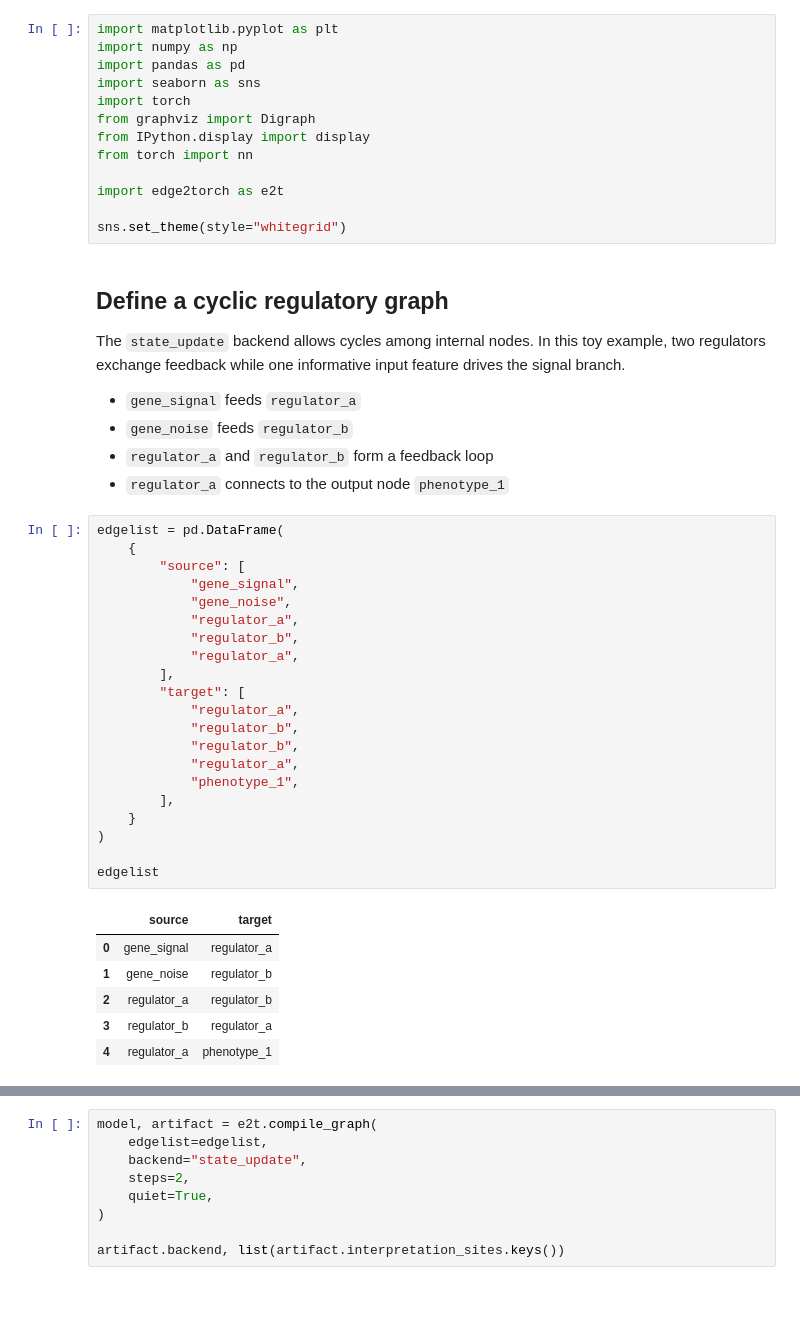
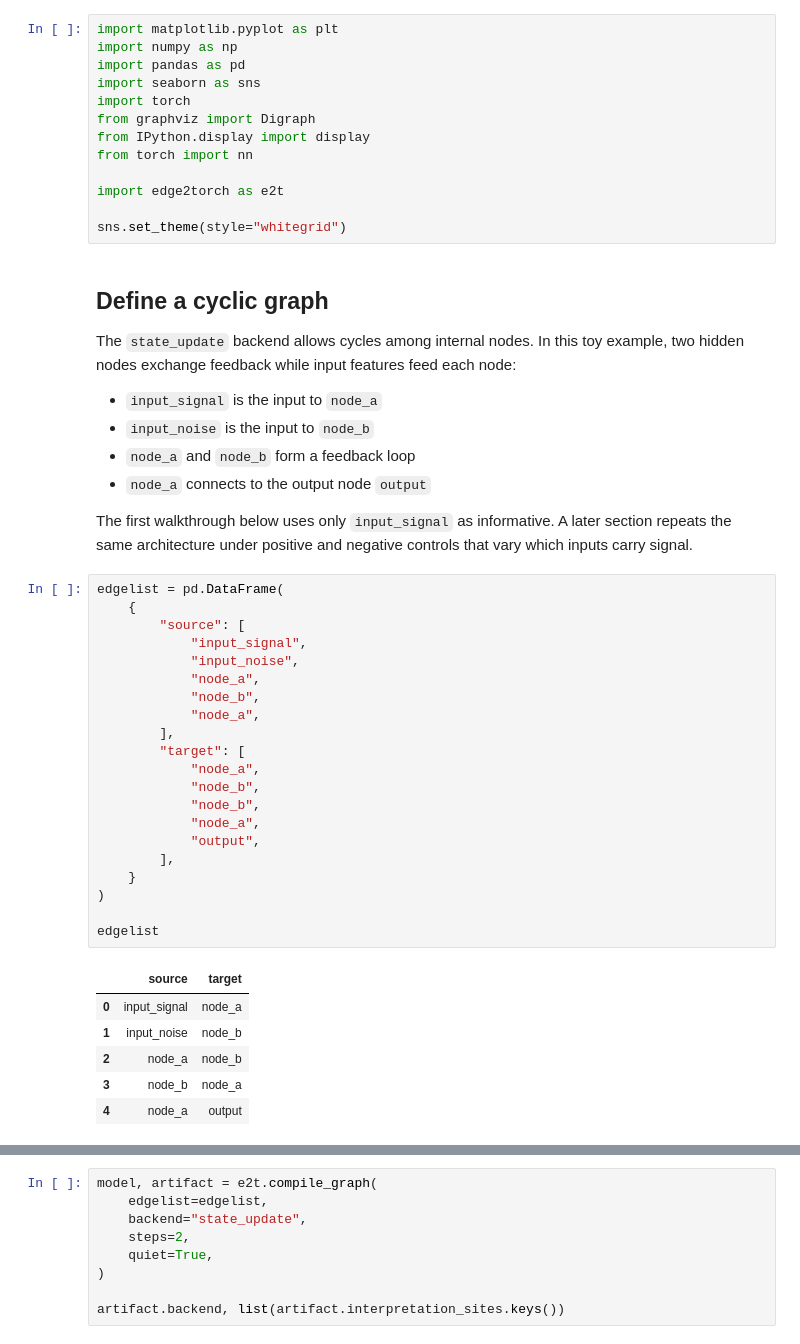
Before and after one commit to Thomas-Rauter/edge2torch, a Jupyter notebook: docs/state-update-example.ipynb, the cells around one changed output, grey strips where cells are left out. Saved outputs shown, nothing was run; the diff lists cells and outputs as text; blank space fills up the shorter version.

```diff
--- a/docs/state-update-example.ipynb
+++ b/docs/state-update-example.ipynb
@@ -24,44 +24,48 @@ import edge2torch as e2t
 
 sns.set_theme(style="whitegrid")
 # %% [markdown]
-## Define a cyclic regulatory graph
+## Define a cyclic graph
 
-The `state_update` backend allows cycles among internal nodes. In this toy
-example, two regulators exchange feedback while one informative input feature
-drives the signal branch.
+The `state_update` backend allows cycles among internal nodes. In this
+toy example, two hidden nodes exchange feedback while input features
+feed each node:
 
-- `gene_signal` feeds `regulator_a`
-- `gene_noise` feeds `regulator_b`
-- `regulator_a` and `regulator_b` form a feedback loop
-- `regulator_a` connects to the output node `phenotype_1`
+- `input_signal` is the input to `node_a`
+- `input_noise` is the input to `node_b`
+- `node_a` and `node_b` form a feedback loop
+- `node_a` connects to the output node `output`
+
+The first walkthrough below uses only `input_signal` as informative. A
+later section repeats the same architecture under positive and negative
+controls that vary which inputs carry signal.
 # %%
 edgelist = pd.DataFrame(
     {
         "source": [
-            "gene_signal",
-            "gene_noise",
-            "regulator_a",
-            "regulator_b",
-            "regulator_a",
+            "input_signal",
+            "input_noise",
+            "node_a",
+            "node_b",
+            "node_a",
         ],
         "target": [
-            "regulator_a",
-            "regulator_b",
-            "regulator_b",
-            "regulator_a",
-            "phenotype_1",
+            "node_a",
+            "node_b",
+            "node_b",
+            "node_a",
+            "output",
         ],
     }
 )
 
 edgelist
 # %% [output]
 |  | source | target |
-| 0 | gene_signal | regulator_a |
-| 1 | gene_noise | regulator_b |
-| 2 | regulator_a | regulator_b |
-| 3 | regulator_b | regulator_a |
-| 4 | regulator_a | phenotype_1 |
+| 0 | input_signal | node_a |
+| 1 | input_noise | node_b |
+| 2 | node_a | node_b |
+| 3 | node_b | node_a |
+| 4 | node_a | output |
 # %%
 dot = Digraph()
 dot.attr(rankdir="LR")
```
Also changed, not shown: parts of 20 cells of this notebook, 3 other files.
